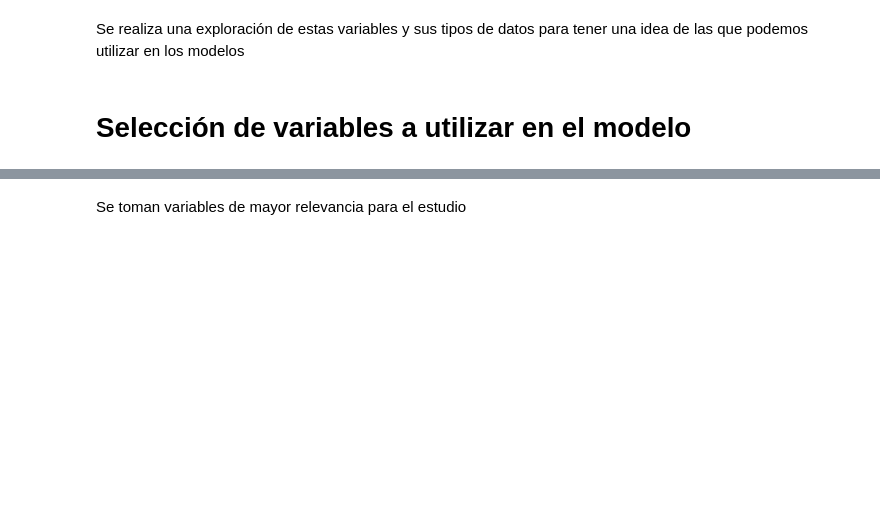
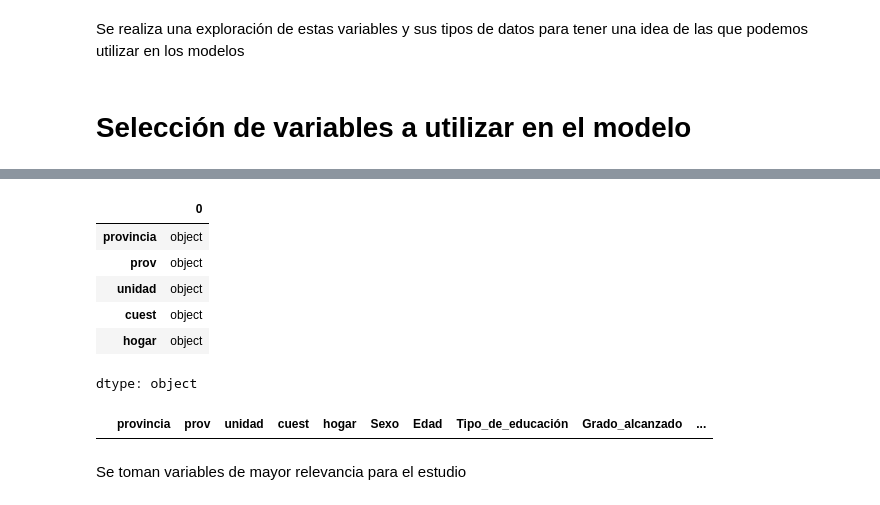
Before and after one commit to edreyesc/ProyectoIngegradorII, a Jupyter notebook: proy_integrador2_empleo.ipynb, the cells around one changed output, grey strips where cells are left out. Saved outputs shown, nothing was run; the diff lists cells and outputs as text; code cells hidden in the pictures; blank space fills up the shorter version.

```diff
--- a/proy_integrador2_empleo.ipynb
+++ b/proy_integrador2_empleo.ipynb
@@ -90,0 +164,5 @@ Se realiza una exploración de estas variables y sus tipos de datos para tener u
+# %%
+cols_id = ['provincia','prov','unidad','cuest','hogar']
+
+for c in cols_id:
+    df_modelo_final[c] = df_modelo_final[c].astype(str).str.strip()
@@ -91,3 +173,27 @@ Se realiza una exploración de estas variables y sus tipos de datos para tener u
+# %%
+df_modelo_final.dtypes[['provincia','prov','unidad','cuest','hogar']]
+# %% [output]
+|  | 0 |
+| provincia | object |
+| prov | object |
+| unidad | object |
+| cuest | object |
+| hogar | object |
+dtype: object
+# %%
+hogar_test = df_modelo_final[
+    (df_modelo_final['provincia'] == '01') &
+    (df_modelo_final['prov'] == '01') &
+    (df_modelo_final['unidad'] == '001') &
+    (df_modelo_final['cuest'] == '01') &
+    (df_modelo_final['hogar'] == 1)
+]
+
+hogar_test[['Sexo','Edad','Grado_alcanzado','Salario_efectivo_empleado','Salario_efectivo_independiente']]
+
+hogar_test.head(20)
+# %% [output]
+|  | provincia | prov | unidad | cuest | hogar | Sexo | Edad | Tipo_de_educación | Grado_alcanzado | ... |
 # %%
 # Selección de variables
 df_clean = df[['Sexo','Edad', 'provincia', 'Jefe_de_hogar','Estado_civil', 'Asiste_a_la_escuela', 'Tipo_de_educación', 'Grado_alcanzado', 'ingreso', 'Área_geográfica', 'Actividad_económica', 'Tiene_Becas', 'Tiene_Subsidios']]
```
Also changed, not shown: parts of 10 cells of this notebook.
